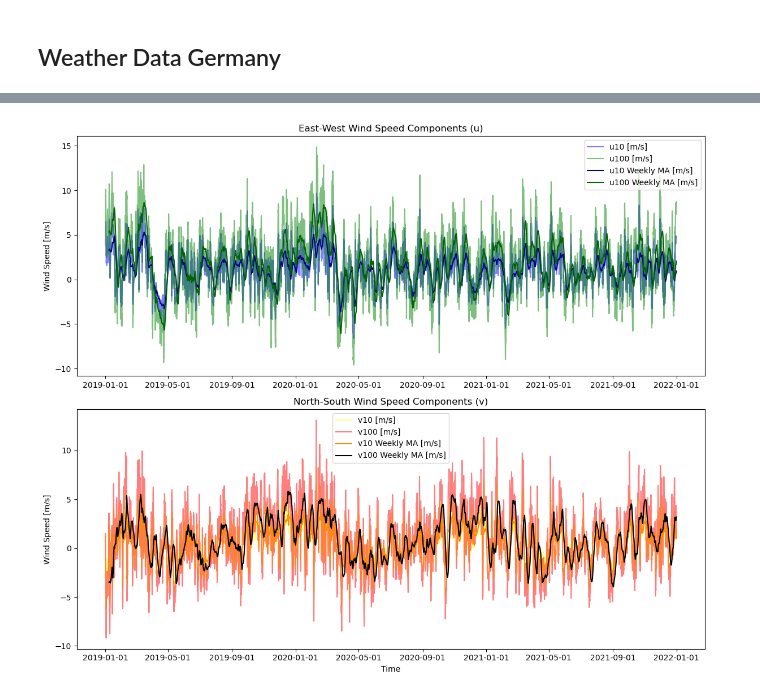
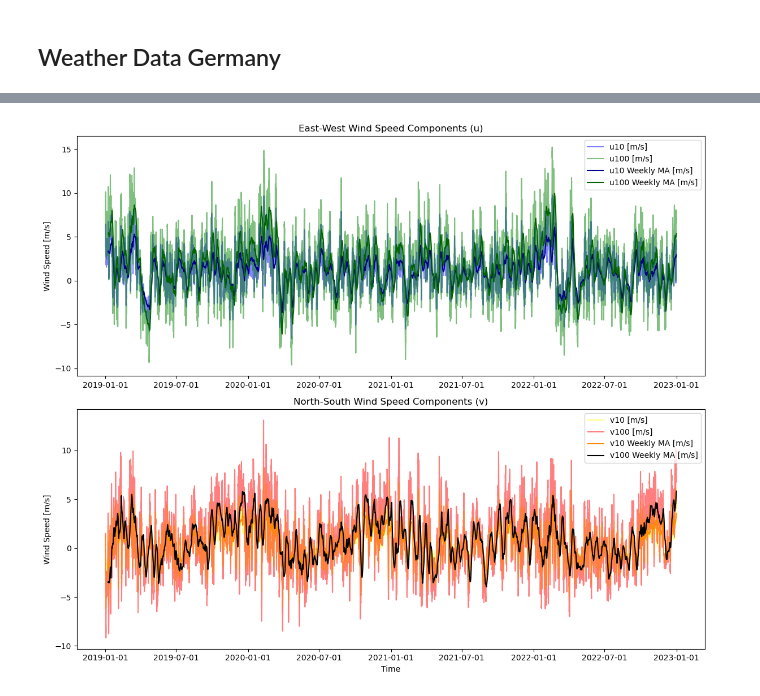
Before and after one commit to timoluebbing/WindPowerForecasting, a Jupyter notebook: experiments/data_preprocessing.ipynb, the cells around one changed output, grey strips where cells are left out. Saved outputs shown, nothing was run; the diff lists cells and outputs as text; code cells hidden in the pictures.

Commit message:
Feature selection + weather data preprocessing + getting started with tutorial

```diff
--- a/experiments/data_preprocessing.ipynb
+++ b/experiments/data_preprocessing.ipynb
@@ -172,7 +172,9 @@ plt.show()
 from src.preprocessing import weather_germany_mean, weather_germany_clustered
 # %%
 weather_path = Path('..') / "data" / "Weather_Data_Germany.csv"
+weather_2022_path = Path('..') / "data" / "Weather_Data_Germany_2022.csv"
 weather = pd.read_csv(weather_path, sep=',', decimal='.')
+weather_2022 = pd.read_csv(weather_2022_path, sep=',', decimal='.')
 
 weather.head(2)
 # %% [output]
@@ -180,10 +182,14 @@ weather.head(2)
 | 0 | 5.8 | 54.2 | 2019-01-01 00:00:00 | 2019-01-01 00:00:00 | 0.0 | -2.766602 | 102439.914 | 766.03015 | 0.304399 | 11.806978 | ... |
 | 1 | 5.8 | 53.2 | 2019-01-01 00:00:00 | 2019-01-01 00:00:00 | 0.0 | -6.159180 | 102795.230 | 842.93190 | 0.945699 | 6.628730 | ... |
 # %%
-weather["forecast_origin"] = pd.to_datetime(
-    weather["forecast_origin"], format="%Y-%m-%d %H:%M:%S"
-)
-weather["time"] = pd.to_datetime(weather["time"], format="%Y-%m-%d %H:%M:%S")
-weather.set_index("time", inplace=True)
-weather.sort_index(inplace=True)
-weather.info()
+def format_weather_time(weather: pd.DataFrame) -> None:
+    """Formats weather data time column and sets it as index."""
+    weather.drop(columns=["forecast_origin"], inplace=True)
+    weather["time"] = pd.to_datetime(weather["time"], format="%Y-%m-%d %H:%M:%S")
+    weather.set_index("time", inplace=True)
+    weather.sort_index(inplace=True)
+
+format_weather_time(weather)
+format_weather_time(weather_2022)
+
+weather = pd.concat([weather, weather_2022], axis=0)
@@ -240,39 +226,42 @@ memory usage: 3.2 MB
 # %%
-u10 = weather["u10"]
-u100 = weather["u100"]
-v10 = weather["v10"]
-v100 = weather["v100"]
+def plot_wind_speed_components(weather: pd.DataFrame) -> None:
+    u10 = weather["u10"]
+    u100 = weather["u100"]
+    v10 = weather["v10"]
+    v100 = weather["v100"]
 
-# Plot the data
-fig, (ax1, ax2) = plt.subplots(2, 1, figsize=(12, 10))
-locator1 = ax1.xaxis.set_major_locator(mdates.AutoDateLocator())
-ax1.xaxis.set_major_formatter(mdates.AutoDateFormatter(locator1))
-locator2 = ax2.xaxis.set_major_locator(mdates.AutoDateLocator())
-ax2.xaxis.set_major_formatter(mdates.AutoDateFormatter(locator2))
+    # Plot the data
+    fig, (ax1, ax2) = plt.subplots(2, 1, figsize=(12, 10))
+    locator1 = ax1.xaxis.set_major_locator(mdates.AutoDateLocator())
+    ax1.xaxis.set_major_formatter(mdates.AutoDateFormatter(locator1))
+    locator2 = ax2.xaxis.set_major_locator(mdates.AutoDateLocator())
+    ax2.xaxis.set_major_formatter(mdates.AutoDateFormatter(locator2))
 
-# Plot first subplot - u components
-ax1.plot(weather.index, u10, label="u10 [m/s]", color="blue", alpha=0.5)
-ax1.plot(weather.index, u100, label="u100 [m/s]", color="green", alpha=0.5)
-ax1.plot(weather.index, u10.rolling(window=24*7).mean(), label="u10 Weekly MA [m/s]", color="darkblue", alpha=1)
-ax1.plot(weather.index, u100.rolling(window=24*7).mean(), label="u100 Weekly MA [m/s]", color="darkgreen", alpha=1)
-ax1.set_title("East-West Wind Speed Components (u)")
-ax1.set_ylabel("Wind Speed [m/s]")
-ax1.legend()
+    # Plot first subplot - u components
+    ax1.plot(weather.index, u10, label="u10 [m/s]", color="blue", alpha=0.5)
+    ax1.plot(weather.index, u100, label="u100 [m/s]", color="green", alpha=0.5)
+    ax1.plot(weather.index, u10.rolling(window=24*7).mean(), label="u10 Weekly MA [m/s]", color="darkblue", alpha=1)
+    ax1.plot(weather.index, u100.rolling(window=24*7).mean(), label="u100 Weekly MA [m/s]", color="darkgreen", alpha=1)
+    ax1.set_title("East-West Wind Speed Components (u)")
+    ax1.set_ylabel("Wind Speed [m/s]")
+    ax1.legend()
 
-# Plot second subplot - v components
-ax2.plot(weather.index, v10, label="v10 [m/s]", color="yellow", alpha=0.5)
-ax2.plot(weather.index, v100, label="v100 [m/s]", color="red", alpha=0.5)
-ax2.plot(weather.index, v10.rolling(window=24*7).mean(), label="v10 Weekly MA [m/s]", color="darkorange", alpha=1)
-ax2.plot(weather.index, v100.rolling(window=24*7).mean(), label="v100 Weekly MA [m/s]", color="black", alpha=1)
-ax2.set_title("North-South Wind Speed Components (v)")
-ax2.set_xlabel("Time")
-ax2.set_ylabel("Wind Speed [m/s]")
-ax2.legend()
+    # Plot second subplot - v components
+    ax2.plot(weather.index, v10, label="v10 [m/s]", color="yellow", alpha=0.5)
+    ax2.plot(weather.index, v100, label="v100 [m/s]", color="red", alpha=0.5)
+    ax2.plot(weather.index, v10.rolling(window=24*7).mean(), label="v10 Weekly MA [m/s]", color="darkorange", alpha=1)
+    ax2.plot(weather.index, v100.rolling(window=24*7).mean(), label="v100 Weekly MA [m/s]", color="black", alpha=1)
+    ax2.set_title("North-South Wind Speed Components (v)")
+    ax2.set_xlabel("Time")
+    ax2.set_ylabel("Wind Speed [m/s]")
+    ax2.legend()
 
-plt.tight_layout()
-plt.show()
+    plt.tight_layout()
+    plt.show()
+
+plot_wind_speed_components(weather)
 # %% [output]
-[figure, old version]
+[figure, new version]
 # %% [markdown]
 ### Machine Learning Setup for Forecasting
 - Split data into training and testing sets
```
Also changed, not shown: parts of 24 cells of this notebook, 5 other files.
